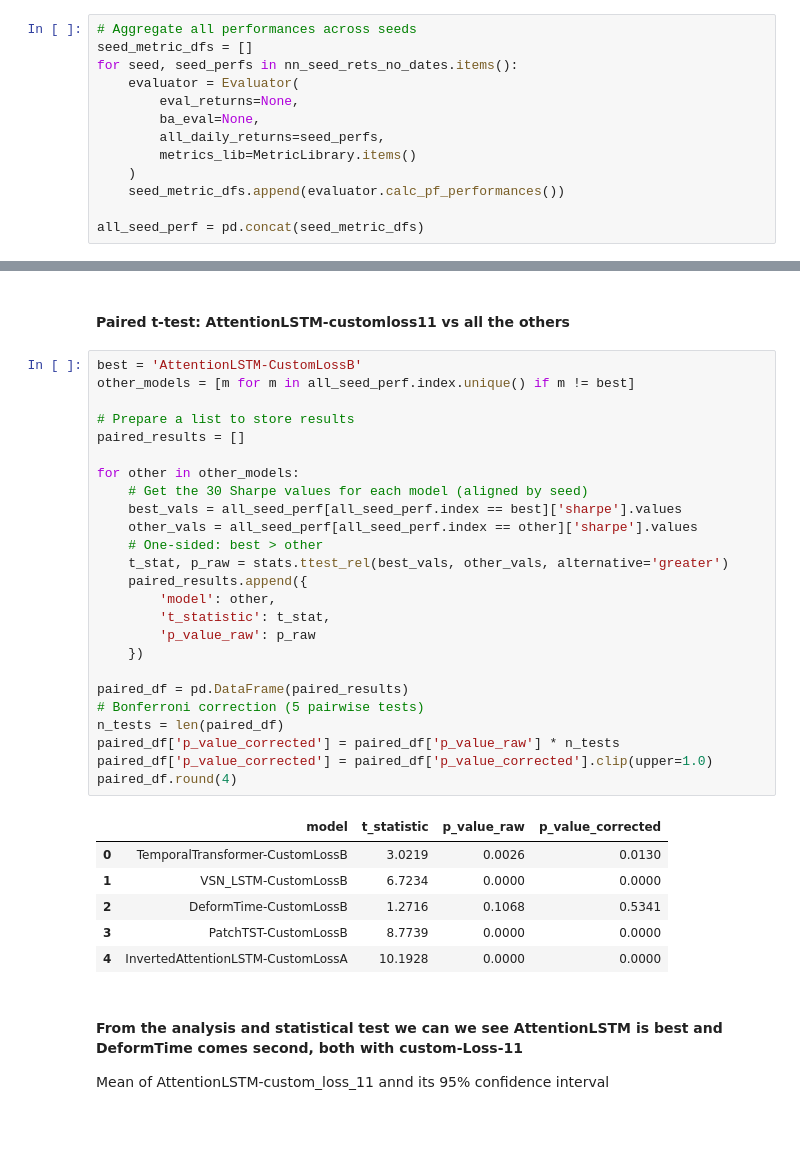
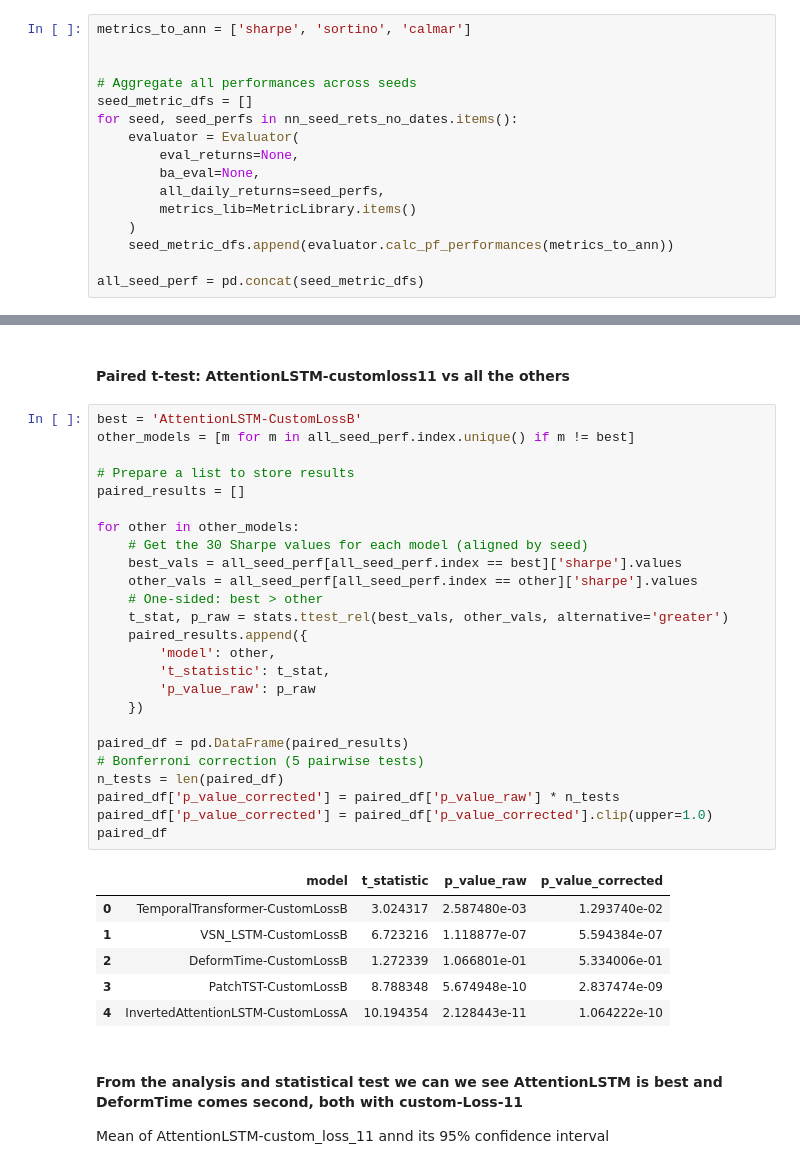
Before and after one commit to travisdesell/exact, a Jupyter notebook: financial_loss_functions/exploration/test_analysis.ipynb, the cells around one changed output, grey strips where cells are left out. Drawn from its saved outputs; the diff is of its cells as text; blank space fills up the shorter version.

```diff
--- a/financial_loss_functions/exploration/test_analysis.ipynb
+++ b/financial_loss_functions/exploration/test_analysis.ipynb
@@ -148,6 +148,9 @@ for modl_name, windows_dict in bench_rets.items():
             [wind_rets for dates, wind_rets in windows_dict.items()]
         )
 # %%
+metrics_to_ann = ['sharpe', 'sortino', 'calmar']
+
+
 # Aggregate all performances across seeds
 seed_metric_dfs = []
 for seed, seed_perfs in nn_seed_rets_no_dates.items():
@@ -157,7 +160,7 @@ for seed, seed_perfs in nn_seed_rets_no_dates.items():
         all_daily_returns=seed_perfs,
         metrics_lib=MetricLibrary.items()
     )
-    seed_metric_dfs.append(evaluator.calc_pf_performances())
+    seed_metric_dfs.append(evaluator.calc_pf_performances(metrics_to_ann))
 
 all_seed_perf = pd.concat(seed_metric_dfs)
 # %%
@@ -548,35 +551,35 @@ NN Models vs NCO One Sample t-test
 # %%
 best = 'AttentionLSTM-CustomLossB'
 other_models = [m for m in all_seed_perf.index.unique() if m != best]
 
 # Prepare a list to store results
 paired_results = []
 
 for other in other_models:
     # Get the 30 Sharpe values for each model (aligned by seed)
     best_vals = all_seed_perf[all_seed_perf.index == best]['sharpe'].values
     other_vals = all_seed_perf[all_seed_perf.index == other]['sharpe'].values
     # One‑sided: best > other
     t_stat, p_raw = stats.ttest_rel(best_vals, other_vals, alternative='greater')
     paired_results.append({
         'model': other,
         't_statistic': t_stat,
         'p_value_raw': p_raw
     })
 
 paired_df = pd.DataFrame(paired_results)
 # Bonferroni correction (5 pairwise tests)
 n_tests = len(paired_df)
 paired_df['p_value_corrected'] = paired_df['p_value_raw'] * n_tests
 paired_df['p_value_corrected'] = paired_df['p_value_corrected'].clip(upper=1.0)
-paired_df.round(4)
+paired_df
 # %% [output]
 |  | model | t_statistic | p_value_raw | p_value_corrected |
-| 0 | TemporalTransformer-CustomLossB | 3.0219 | 0.0026 | 0.0130 |
-| 1 | VSN_LSTM-CustomLossB | 6.7234 | 0.0000 | 0.0000 |
-| 2 | DeformTime-CustomLossB | 1.2716 | 0.1068 | 0.5341 |
-| 3 | PatchTST-CustomLossB | 8.7739 | 0.0000 | 0.0000 |
-| 4 | InvertedAttentionLSTM-CustomLossA | 10.1928 | 0.0000 | 0.0000 |
+| 0 | TemporalTransformer-CustomLossB | 3.024317 | 2.587480e-03 | 1.293740e-02 |
+| 1 | VSN_LSTM-CustomLossB | 6.723216 | 1.118877e-07 | 5.594384e-07 |
+| 2 | DeformTime-CustomLossB | 1.272339 | 1.066801e-01 | 5.334006e-01 |
+| 3 | PatchTST-CustomLossB | 8.788348 | 5.674948e-10 | 2.837474e-09 |
+| 4 | InvertedAttentionLSTM-CustomLossA | 10.194354 | 2.128443e-11 | 1.064222e-10 |
 # %% [markdown]
 #### From the analysis and statistical test we can we see AttentionLSTM is best and DeformTime comes second, both with custom-Loss-11
 
```
Also changed, not shown: parts of 14 cells of this notebook, 2 other files.
